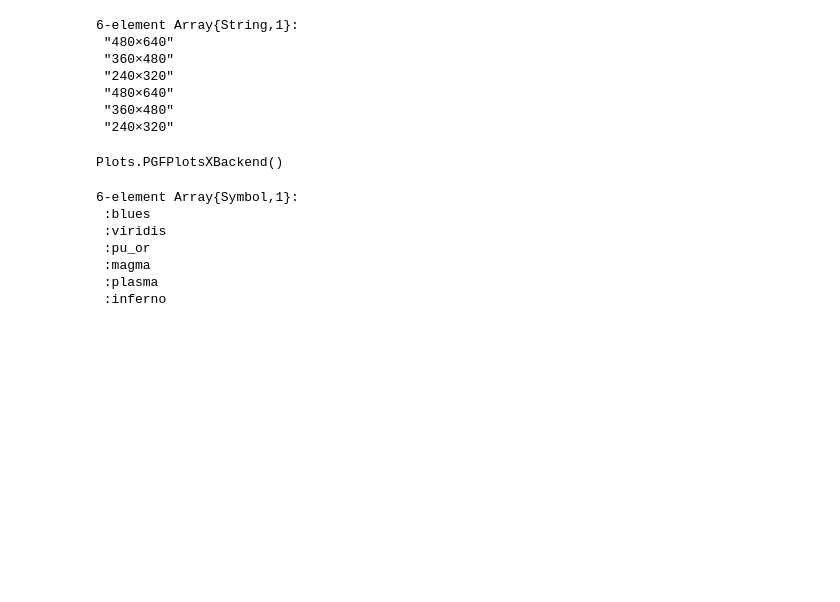
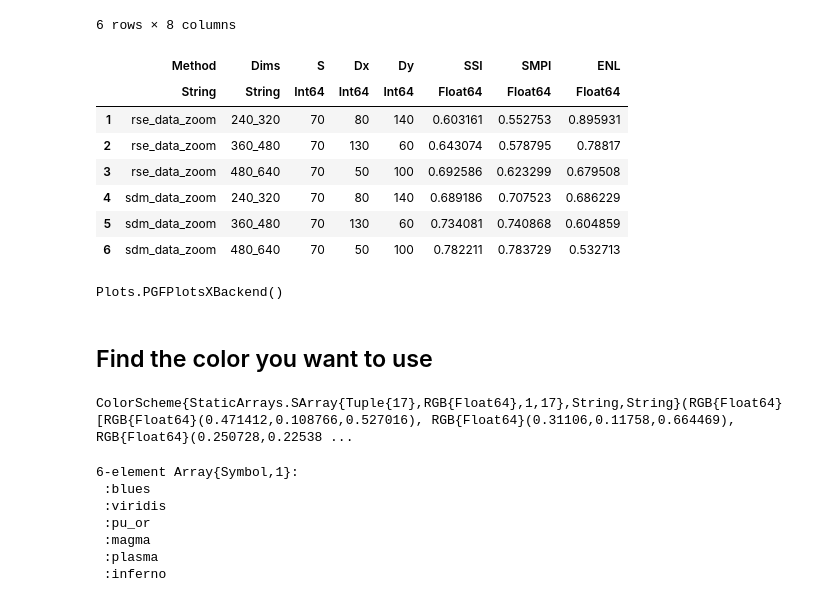
Before and after one commit to rfhklwt/Denoising, a Jupyter notebook: bar_plot.ipynb, the cells around one changed output. Cells and saved outputs as stored; diff of their text form; code cells hidden in the pictures; blank space fills up the shorter version.

```diff
--- a/bar_plot.ipynb
+++ b/bar_plot.ipynb
@@ -7,23 +7,27 @@ using StatsPlots
 # %%
 key = "tail"
 
 folder_path = joinpath(@__DIR__, "export", key)
 data_480_640 = CSV.read(joinpath(folder_path, "export_data.csv"), DataFrame)
 
-sdm_data = filter(x -> x.Method == "sdm_data_zoom" || x.Method == "rse_data_zoom", data_480_640)
+sx = repeat(["RSE", "SDM"], inner = 3)
+nam = repeat(["240×320", "360×480", "480×640"], outer = 2)
 
-sx = repeat(["SDM", "RSE"], inner = 3)
-nam = repeat(["480×640", "360×480", "240×320"], outer = 2)
+data = filter(x -> x.Method == "sdm_data_zoom" || x.Method == "rse_data_zoom", data_480_640)
 # %% [output]
-6-element Array{String,1}:
- "480×640"
- "360×480"
- "240×320"
- "480×640"
- "360×480"
- "240×320"
+6 rows × 8 columns
+|  | Method | Dims | S | Dx | Dy | SSI | SMPI | ENL |
+|  | String | String | Int64 | Int64 | Int64 | Float64 | Float64 | Float64 |
+| 1 | rse_data_zoom | 240_320 | 70 | 80 | 140 | 0.603161 | 0.552753 | 0.895931 |
+| 2 | rse_data_zoom | 360_480 | 70 | 130 | 60 | 0.643074 | 0.578795 | 0.78817 |
+| 3 | rse_data_zoom | 480_640 | 70 | 50 | 100 | 0.692586 | 0.623299 | 0.679508 |
+| 4 | sdm_data_zoom | 240_320 | 70 | 80 | 140 | 0.689186 | 0.707523 | 0.686229 |
+| 5 | sdm_data_zoom | 360_480 | 70 | 130 | 60 | 0.734081 | 0.740868 | 0.604859 |
+| 6 | sdm_data_zoom | 480_640 | 70 | 50 | 100 | 0.782211 | 0.783729 | 0.532713 |
 # %%
 theme(:ggplot2)
 pgfplotsx()
 # %% [output]
 Plots.PGFPlotsXBackend()
+# %% [markdown]
+## Find the color you want to use
@@ -29,0 +37,4 @@ Plots.PGFPlotsXBackend()
+# %%
+ColorSchemes.rainbow
+# %% [output]
+ColorScheme{StaticArrays.SArray{Tuple{17},RGB{Float64},1,17},String,String}(RGB{Float64}[RGB{Float64}(0.471412,0.108766,0.527016), RGB{Float64}(0.31106,0.11758,0.664469), RGB{Float64}(0.250728,0.22538 ...
```
Also changed, not shown: parts of 6 cells of this notebook, 12 other files.
